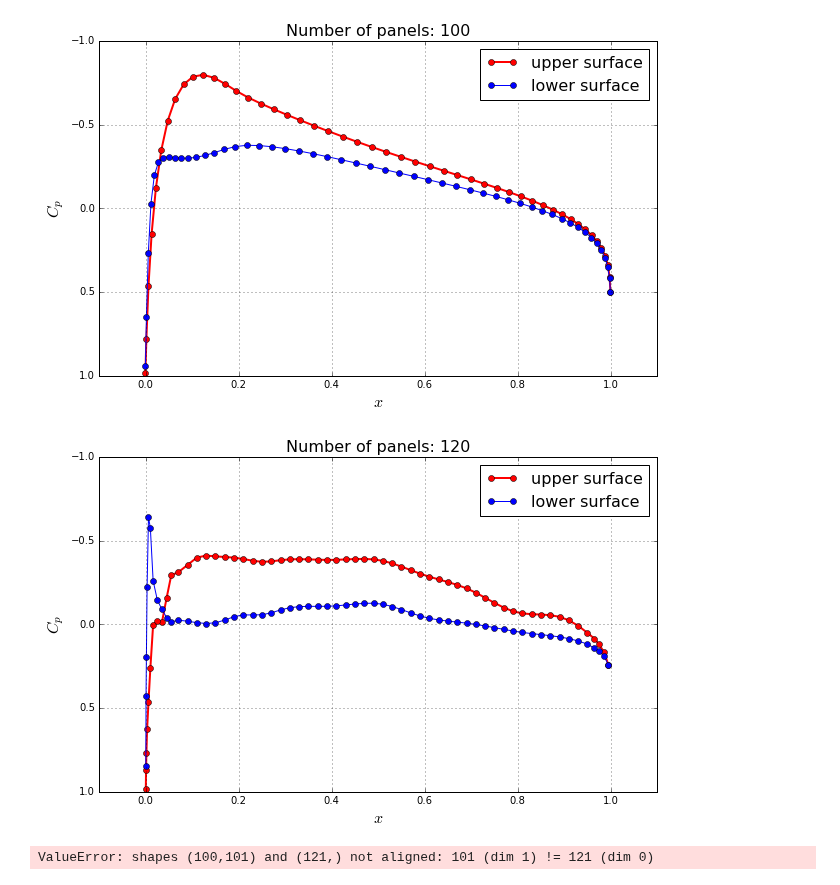
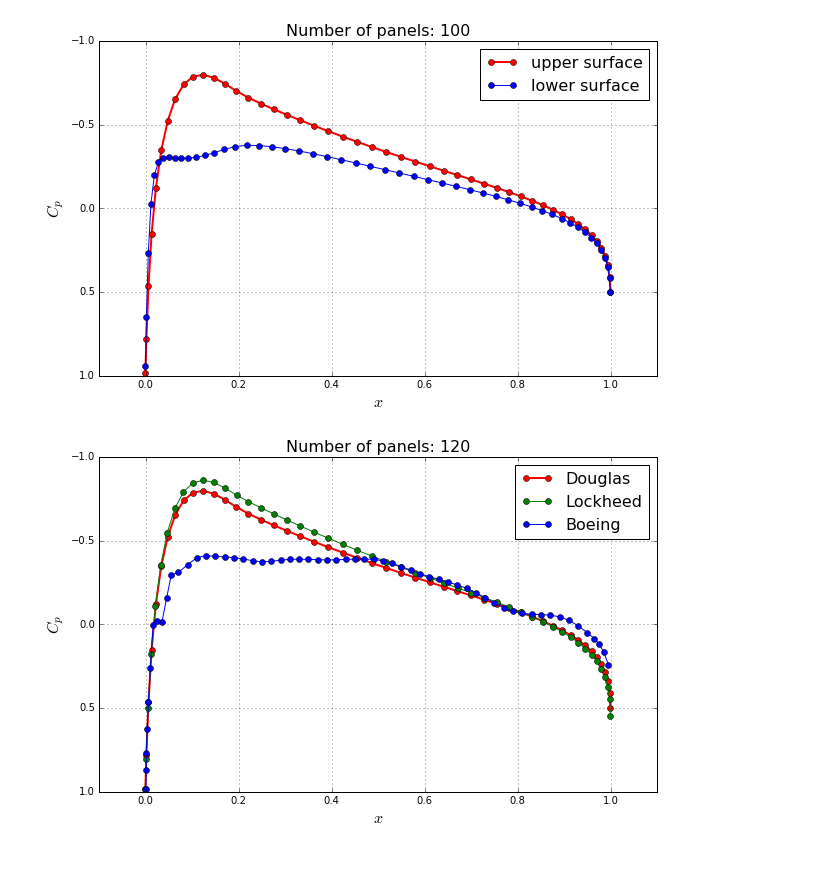
Before and after one commit to barbagroup/AeroPython-studentprojects2017, a Jupyter notebook: leauerbach/FinalProject.ipynb, the cells around one changed output. Cells and saved outputs as stored; diff of their text form; code cells hidden in the pictures.

```diff
--- a/leauerbach/FinalProject.ipynb
+++ b/leauerbach/FinalProject.ipynb
@@ -389,13 +389,13 @@ u_inf = 1.0
 alpha = 0.0
 freestream = Freestream(u_inf, alpha)
 # %%
-A_source = source_contribution_normal(panelsd)
-B_vortex = vortex_contribution_normal(panelsd)
+A_sourced = source_contribution_normal(panelsd)
+B_vortexd = vortex_contribution_normal(panelsd)
 # %%
-A = build_singularity_matrix(A_source, B_vortex)
-b = build_freestream_rhs(panelsd, freestream)
+Ad = build_singularity_matrix(A_sourced, B_vortexd)
+bd = build_freestream_rhs(panelsd, freestream)
 
-strengths = numpy.linalg.solve(A, b)
+strengths = numpy.linalg.solve(Ad, bd)
 
 for i , panel in enumerate(panelsd):
     panel.sigma = strengths[i]
@@ -427,55 +427,51 @@ pyplot.title('Number of panels: {}'.format(panelsd.size), fontsize=16);
 # do same shit for other airfoils
 # %%
 panelsl= define_panels(l_foilx, l_foily)
-A_source = source_contribution_normal(panelsl)
-B_vortex = vortex_contribution_normal(panelsl)
+A_sourcel = source_contribution_normal(panelsl)
+B_vortexl = vortex_contribution_normal(panelsl)
 
-A = build_singularity_matrix(A_source, B_vortex)
-b = build_freestream_rhs(panelsl, freestream)
+Al = build_singularity_matrix(A_sourcel, B_vortexl)
+bl = build_freestream_rhs(panelsl, freestream)
 
-strengths = numpy.linalg.solve(A, b)
+strengths = numpy.linalg.solve(Al, bl)
 for i , panel in enumerate(panelsl):
     panel.sigma = strengths[i]
 gamma = strengths[-1:]
 
-compute_tangential_velocity(panelsl, freestream, gamma, A_source, B_vortex)
+compute_tangential_velocity(panelsl, freestream, gamma, A_sourcel, B_vortexl)
 compute_pressure_coefficient(panelsl, freestream)
 # %%
 panelsb= define_panels(b_foilx, b_foily)
-A_source = source_contribution_normal(panelsb)
-B_vortex = vortex_contribution_normal(panelsb)
+A_sourceb = source_contribution_normal(panelsb)
+B_vortexb = vortex_contribution_normal(panelsb)
 
-A = build_singularity_matrix(A_source, B_vortex)
-b = build_freestream_rhs(panelsb, freestream)
+Ab = build_singularity_matrix(A_sourceb, B_vortexb)
+bb = build_freestream_rhs(panelsb, freestream)
 
-strengths = numpy.linalg.solve(A, b)
+strengths = numpy.linalg.solve(Ab, bb)
 for i , panel in enumerate(panelsb):
     panel.sigma = strengths[i]
 gamma = strengths[-1:]
 
-compute_tangential_velocity(panelsb, freestream, gamma, A_source, B_vortex)
+compute_tangential_velocity(panelsb, freestream, gamma, A_sourceb, B_vortexb)
 compute_pressure_coefficient(panelsb, freestream)
 # %%
 pyplot.figure(figsize=(10, 6))
 pyplot.grid()
 pyplot.xlabel('$x$', fontsize=16)
 pyplot.ylabel('$C_p$', fontsize=16)
+pyplot.plot([panel.xc for panel in panelsd if panel.loc=='upper'],
+            [panel.cp for panel in panelsd if panel.loc=='upper'],
+           label='Douglas', color='r', linestyle='-', linewidth=2, marker='o', markersize=6)
+pyplot.plot([panel.xc for panel in panelsl if panel.loc=='upper'],
+            [panel.cp for panel in panelsl if panel.loc=='upper'],
+           label='Lockheed', color='g', linestyle='-', linewidth=1, marker='o', markersize=6)
 pyplot.plot([panel.xc for panel in panelsb if panel.loc=='upper'],
             [panel.cp for panel in panelsb if panel.loc=='upper'],
-           label='upper surface', color='r', linestyle='-', linewidth=2, marker='o', markersize=6)
-pyplot.plot([panel.xc for panel in panelsb if panel.loc=='lower'],
-            [panel.cp for panel in panelsb if panel.loc=='lower'],
-           label='lower surface', color='b', linestyle='-', linewidth=1, marker='o', markersize=6)
+           label='Boeing', color='b', linestyle='-', linewidth=1, marker='o', markersize=6)
 pyplot.legend(loc='best', prop={'size':16})
 pyplot.xlim(-0.1, 1.1)
 pyplot.ylim(1.0, -1.0)
 pyplot.title('Number of panels: {}'.format(panelsb.size), fontsize=16);
 # %% [output]
-[figure, old version]
+[figure, new version]
-# %%
-panelsl= define_panels(l_foilx, l_foily)
-Ll = dostuff(panelsl, freestream)
-panelsb= define_panels(b_foilx, b_foily)
-Lb = dostuff(panelsb, freestream)
-# %% [output]
-ValueError: shapes (100,101) and (121,) not aligned: 101 (dim 1) != 121 (dim 0)
```
Also changed, not shown: parts of 14 cells of this notebook.
